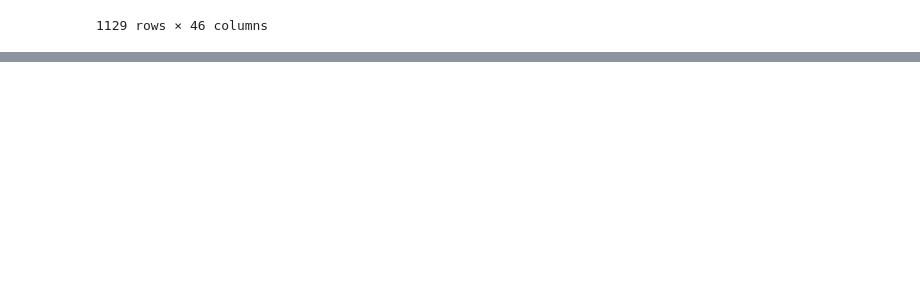
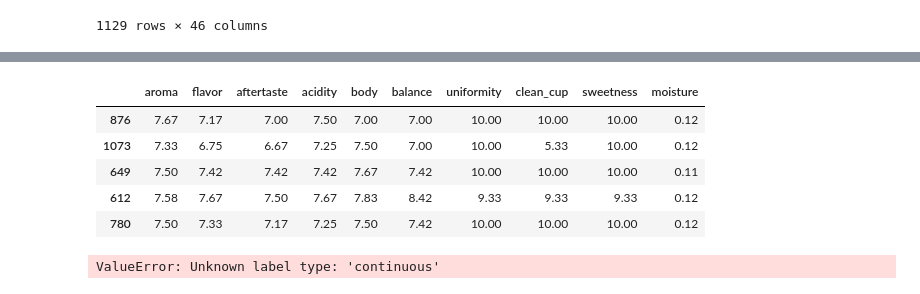
Before and after one commit to lamccart15/Coffee_Ratings, a Jupyter notebook: coffee_RF.ipynb, the cells around one changed output, grey strips where cells are left out. Saved outputs shown, nothing was run; the diff lists cells and outputs as text; code cells hidden in the pictures; blank space fills up the shorter version.

Commit message:
Split data into test/train and built rf model

```diff
--- a/coffee_RF.ipynb
+++ b/coffee_RF.ipynb
@@ -62,0 +66,17 @@ df
+# %%
+#Set y and Split into Test/Train
+from sklearn.model_selection import train_test_split
+
+y = df["cupper_points"]
+
+X_train, X_test, y_train, y_test = train_test_split(
+    selected_features, y, random_state=1)
+# %%
+X_train.head()
+# %% [output]
+|  | aroma | flavor | aftertaste | acidity | body | balance | uniformity | clean_cup | sweetness | moisture |
+| 876 | 7.67 | 7.17 | 7.00 | 7.50 | 7.00 | 7.00 | 10.00 | 10.00 | 10.00 | 0.12 |
+| 1073 | 7.33 | 6.75 | 6.67 | 7.25 | 7.50 | 7.00 | 10.00 | 5.33 | 10.00 | 0.12 |
+| 649 | 7.50 | 7.42 | 7.42 | 7.42 | 7.67 | 7.42 | 10.00 | 10.00 | 10.00 | 0.11 |
+| 612 | 7.58 | 7.67 | 7.50 | 7.67 | 7.83 | 8.42 | 9.33 | 9.33 | 9.33 | 0.12 |
+| 780 | 7.50 | 7.33 | 7.17 | 7.25 | 7.50 | 7.42 | 10.00 | 10.00 | 10.00 | 0.12 |
@@ -62,0 +91,8 @@ df
+# %%
+#Create Model
+from sklearn import tree
+from sklearn.ensemble import RandomForestClassifier
+rf = RandomForestClassifier(n_estimators=200)
+rf = rf.fit(X_train_scaled, y_train)
+# %% [output]
+ValueError: Unknown label type: 'continuous'
```
Also changed, not shown: parts of 3 cells of this notebook.
